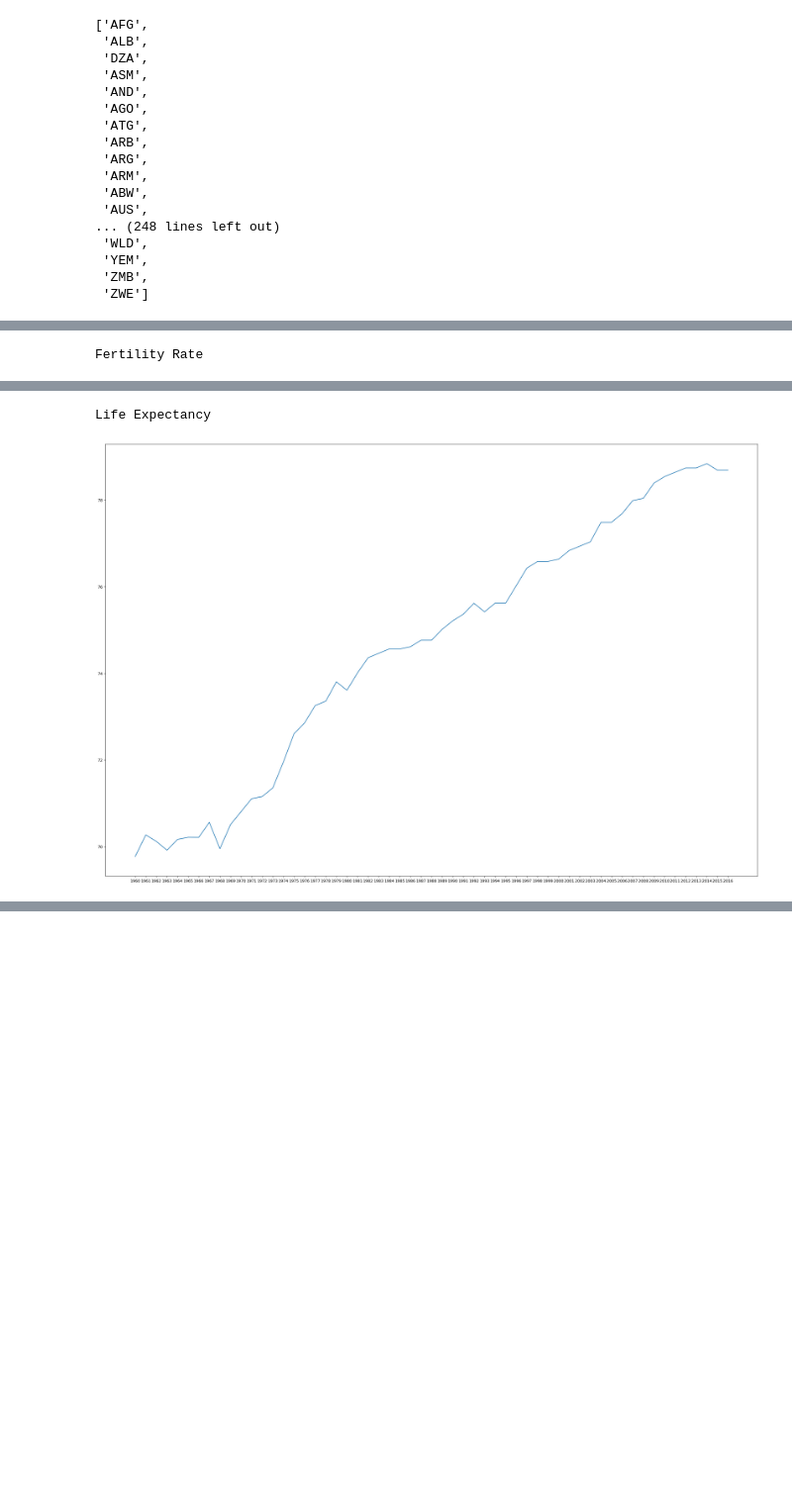
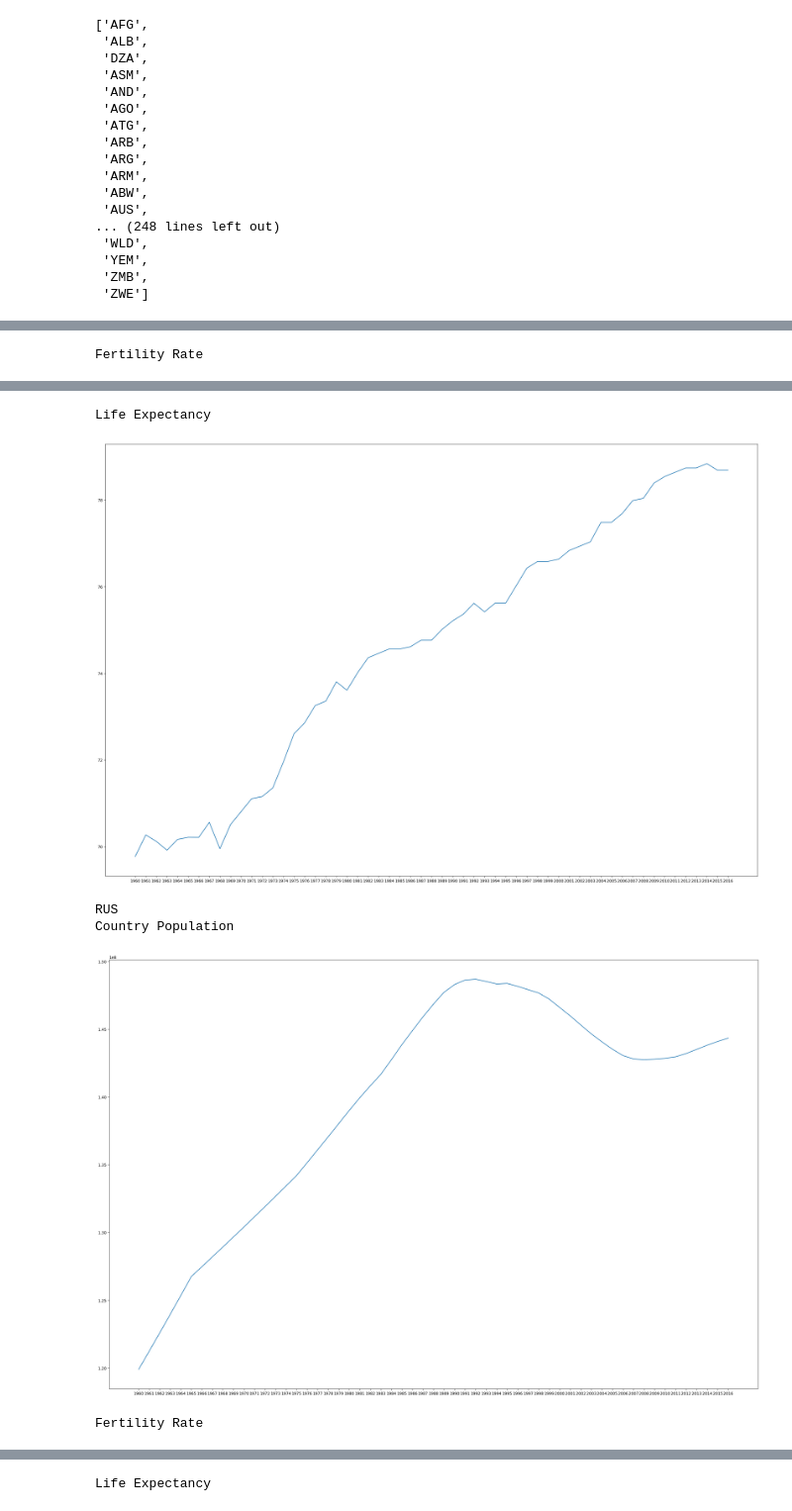
Before and after one commit to DuarteSerranoR/ML_HomeAssignments, a Jupyter notebook: Project/main.ipynb, the cells around one changed output, grey strips where cells are left out. Shown at 99% size. Cells and saved outputs as stored; diff of their text form; code cells hidden in the pictures; blank space fills up the shorter version.

```diff
--- a/Project/main.ipynb
+++ b/Project/main.ipynb
@@ -116,37 +116,61 @@ y = fr_df.loc[fr_df["Country Code"] == "USA"].drop(["Country Name","Country Code
 x = np.array(fr_df.loc[fr_df["Country Code"] == "USA"].drop(["Country Name","Country Code","Indicator Name","Indicator Code"], axis=1).columns)
 fig, ax = plt.subplots()
 fig.set_size_inches(30,20)
 ax.plot(x,y)
 plt.show()
 
 print("Life Expectancy")
 y = le_df.loc[le_df["Country Code"] == "USA"].drop(["Country Name","Country Code","Indicator Name","Indicator Code"], axis=1).to_numpy()[0]
 x = np.array(le_df.loc[le_df["Country Code"] == "USA"].drop(["Country Name","Country Code","Indicator Name","Indicator Code"], axis=1).columns)
 fig, ax = plt.subplots()
 fig.set_size_inches(30,20)
 ax.plot(x,y)
 plt.show()
 
-#print("RUS")
-#y = pc_df.loc[pc_df["Country Code"] == "RUS"].drop(["Country Name","Country Code","Indicator Name","Indicator Code"], axis=1).to_numpy()[0]
-#x = np.array(pc_df.loc[pc_df["Country Code"] == "RUS"].drop(["Country Name","Country Code","Indicator Name","Indicator Code"], axis=1).columns)
-#fig, ax = plt.subplots()
-#fig.set_size_inches(30,20)
-#ax.plot(x,y)
-#plt.show()
+
+
+print("RUS")
+
+print("Country Population")
+y = pc_df.loc[pc_df["Country Code"] == "RUS"].drop(["Country Name","Country Code","Indicator Name","Indicator Code"], axis=1).to_numpy()[0]
+x = np.array(pc_df.loc[pc_df["Country Code"] == "RUS"].drop(["Country Name","Country Code","Indicator Name","Indicator Code"], axis=1).columns)
+fig, ax = plt.subplots()
+fig.set_size_inches(30,20)
+ax.plot(x,y)
+plt.show()
+
+print("Fertility Rate")
+y = fr_df.loc[fr_df["Country Code"] == "RUS"].drop(["Country Name","Country Code","Indicator Name","Indicator Code"], axis=1).to_numpy()[0]
+x = np.array(fr_df.loc[fr_df["Country Code"] == "RUS"].drop(["Country Name","Country Code","Indicator Name","Indicator Code"], axis=1).columns)
+fig, ax = plt.subplots()
+fig.set_size_inches(30,20)
+ax.plot(x,y)
+plt.show()
+
+print("Life Expectancy")
+y = le_df.loc[le_df["Country Code"] == "RUS"].drop(["Country Name","Country Code","Indicator Name","Indicator Code"], axis=1).to_numpy()[0]
+x = np.array(le_df.loc[le_df["Country Code"] == "RUS"].drop(["Country Name","Country Code","Indicator Name","Indicator Code"], axis=1).columns)
+fig, ax = plt.subplots()
+fig.set_size_inches(30,20)
+ax.plot(x,y)
+plt.show()
 
 #print("GBR")
 #y = pc_df.loc[pc_df["Country Code"] == "GBR"].drop(["Country Name","Country Code","Indicator Name","Indicator Code"], axis=1).to_numpy()[0]
 #x = np.array(pc_df.loc[pc_df["Country Code"] == "GBR"].drop(["Country Name","Country Code","Indicator Name","Indicator Code"], axis=1).columns)
 #fig, ax = plt.subplots()
 #fig.set_size_inches(30,20)
 #ax.plot(x,y)
 #plt.show()
 # %% [output]
 USA
 Country Population
 [figure]
 Fertility Rate
 [figure]
 Life Expectancy
 [figure]
+RUS
+Country Population
+[figure, added]
+Fertility Rate
@@ -152,0 +178 @@ Life Expectancy
+Life Expectancy
```
Also changed, not shown: parts of 2 cells of this notebook.
